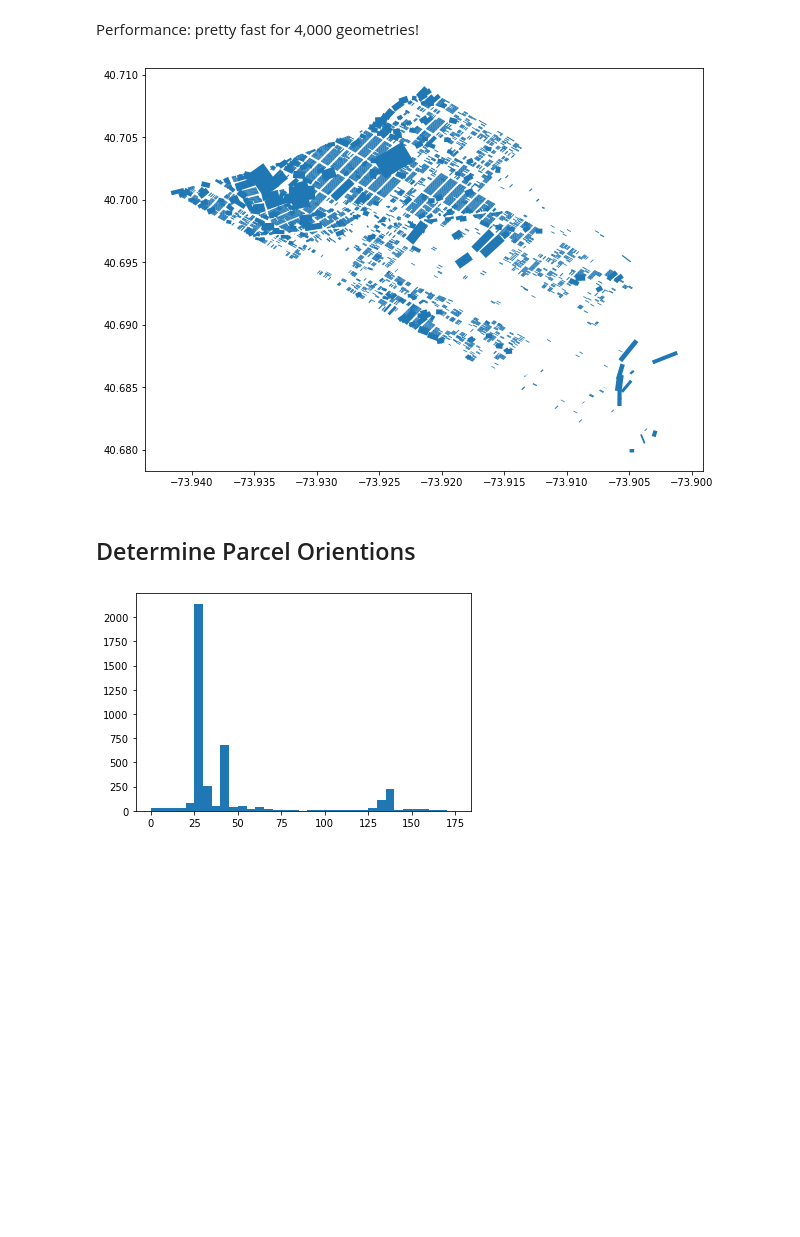
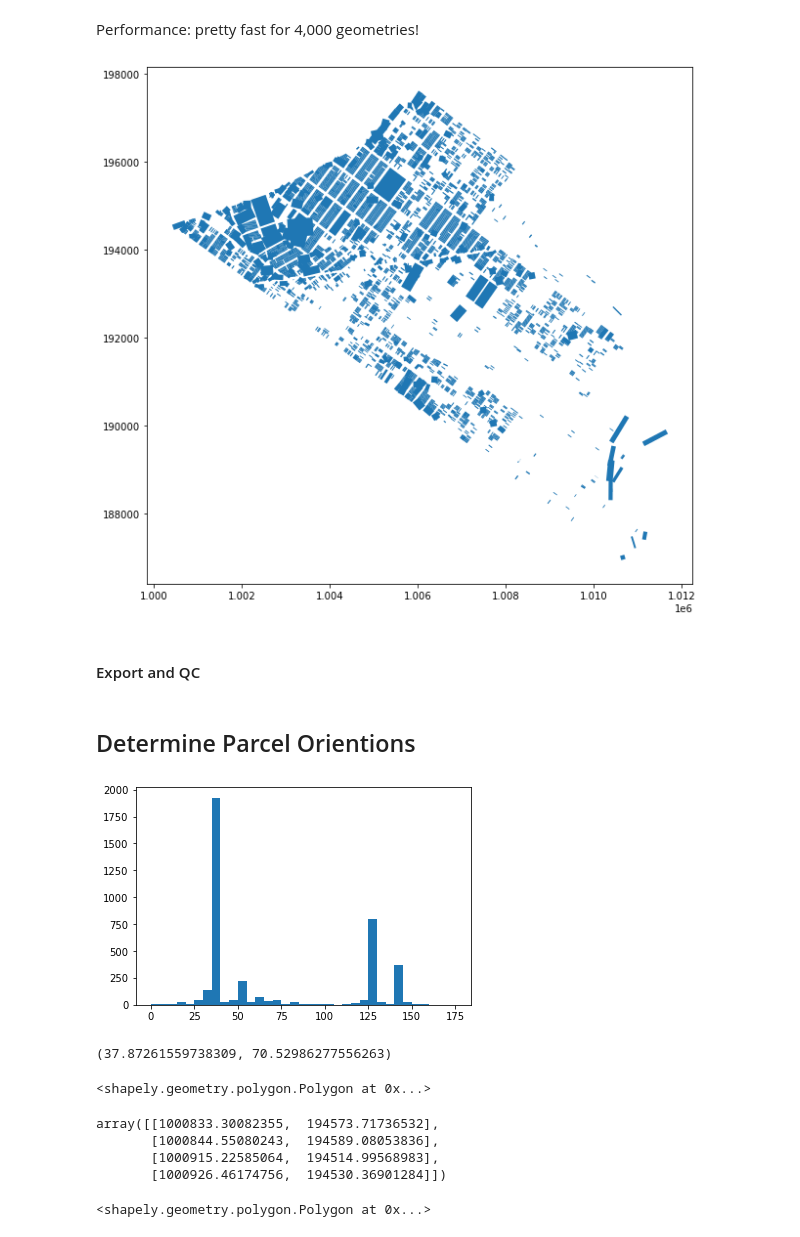
Before and after one commit to raphaellaude/geo-obb, a Jupyter notebook: examples/parcel_obbs.ipynb, the cells around one changed output. Cells and saved outputs as stored; diff of their text form; code cells hidden in the pictures; blank space fills up the shorter version.

Commit message:
testing diff ideas

```diff
--- a/examples/parcel_obbs.ipynb
+++ b/examples/parcel_obbs.ipynb
@@ -30,6 +34,8 @@ gdf.plot(figsize=(10, 10));
 len(gdf)
 # %% [output]
 4000
+# %%
+gdf.to_crs(epsg=2263, inplace=True)
 # %% [markdown]
 ## Generate OBBs
 # %%
@@ -43,0 +50,3 @@ geo_arrs = gdf.geometry.map(geom_to_array)
+# %%
+geo_arrs = gdf.geometry.map(obb.geom_to_array)
+%timeit geo_arrs.map(obb.oriented_bb_center_diff)
@@ -44,9 +55,9 @@ geo_arrs = gdf.geometry.map(geom_to_array)
 # %% [markdown]
 Performance: pretty fast for 4,000 geometries!
 # %%
-obbs = geo_arrs.map(oriented_bounding_box)
+obbs = geo_arrs.map(obb.oriented_bounding_box)
 
 obbs_gs = gpd.GeoSeries(obbs.map(Polygon))
 obbs_gs.plot(figsize=(10, 10));
 # %% [output]
-[figure, old version]
+[figure, new version]
@@ -52,0 +66,2 @@ obbs_gs.plot(figsize=(10, 10));
+# %% [markdown]
+#### Export and QC
@@ -67,4 +85,13 @@ long_edges, angles = np.array([find_long_edge_and_angle(obb) for obb in obbs]).T
 # %%
 plt.hist(np.abs(angles), bins=np.arange(0, 180, 5));
 # %% [output]
-[figure, old version]
+[figure, new version]
+# %%
+absolute_angles = np.abs(angles)
+np.median(absolute_angles), np.mean(absolute_angles)
+# %% [output]
+(37.87261559738309, 70.52986277556263)
+# %%
+gdf.geometry.iloc[0]
+# %% [output]
+<shapely.geometry.polygon.Polygon at 0x...>
@@ -70,0 +100,7 @@ plt.hist(np.abs(angles), bins=np.arange(0, 180, 5));
+# %%
+x
+# %% [output]
+array([[1000833.30082355,  194573.71736532],
+       [1000844.55080243,  194589.08053836],
+       [1000915.22585064,  194514.99568983],
+       [1000926.46174756,  194530.36901284]])
@@ -70,0 +131,4 @@ plt.hist(np.abs(angles), bins=np.arange(0, 180, 5));
+# %%
+Polygon(corners)
+# %% [output]
+<shapely.geometry.polygon.Polygon at 0x...>
```
Also changed, not shown: parts of 14 cells of this notebook, 3 other files.
